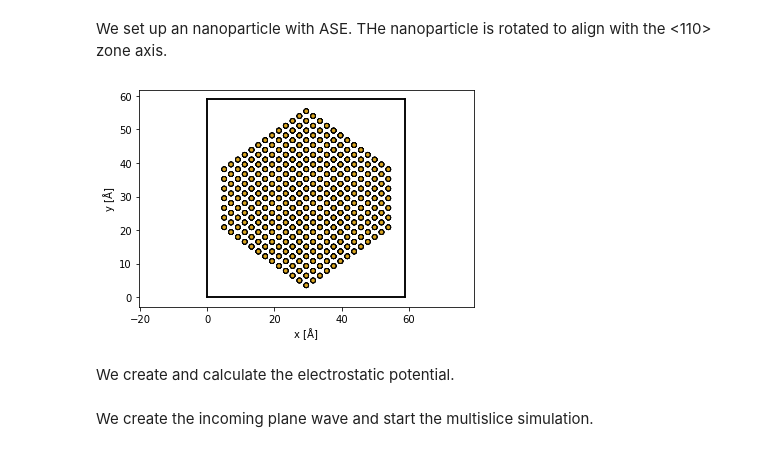
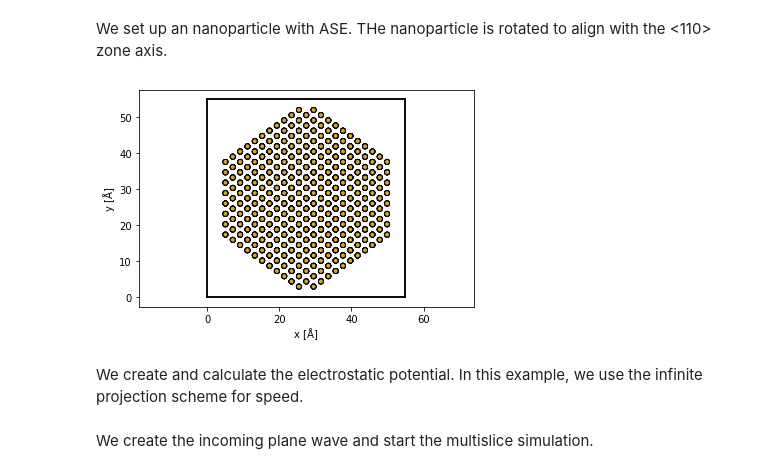
Before and after one commit to abTEM/abTEM, a Jupyter notebook: examples/quickstart/quick_hrtem_and_saed.ipynb, the cells around one changed output. Cells and saved outputs as stored; diff of their text form; code cells hidden in the pictures.

```diff
--- a/examples/quickstart/quick_hrtem_and_saed.ipynb
+++ b/examples/quickstart/quick_hrtem_and_saed.ipynb
@@ -19,20 +19,20 @@ We set up an nanoparticle with ASE. THe nanoparticle is rotated to align with th
 # %%
 surfaces = [(1, 0, 0), (1, 1, 0), (1, 1, 1)]
 
 esurf = [1.0, 1.1, 0.9]
 
-size = 4000
+size = 3000
 
 atoms = Atoms(wulff_construction('Au', surfaces, esurf, size, 'fcc', rounding='above'))
 
 atoms.center(vacuum=5)
 
 atoms.rotate(45, 'x', center='cop')
 
 show_atoms(atoms)
 # %% [output]
-[figure, old version]
+[figure, new version]
 # %% [markdown]
-We create and calculate the electrostatic potential.
+We create and calculate the electrostatic potential. In this example, we use the infinite projection scheme for speed.
 # %%
 potential = Potential(atoms,
```
Also changed, not shown: parts of 7 cells of this notebook, 2 other files.
